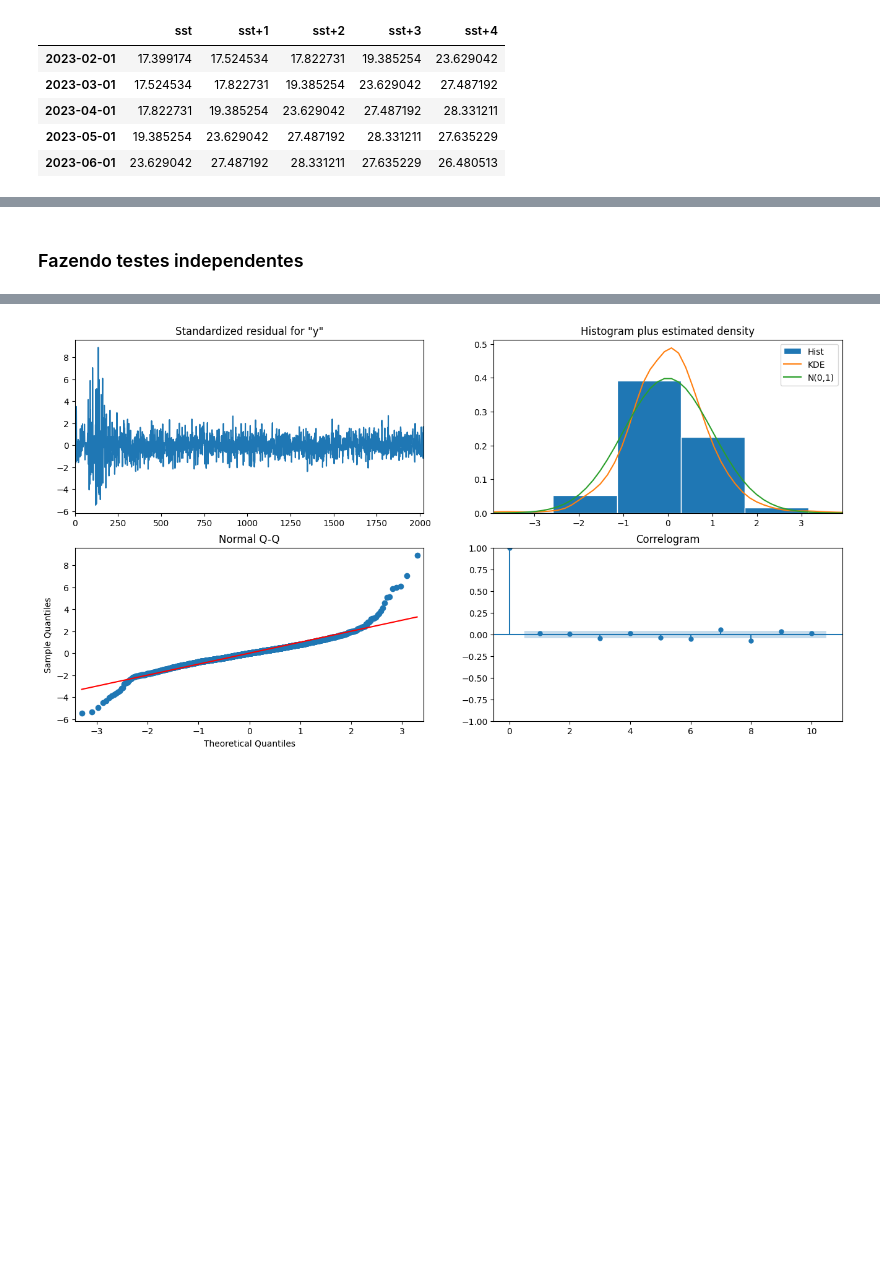
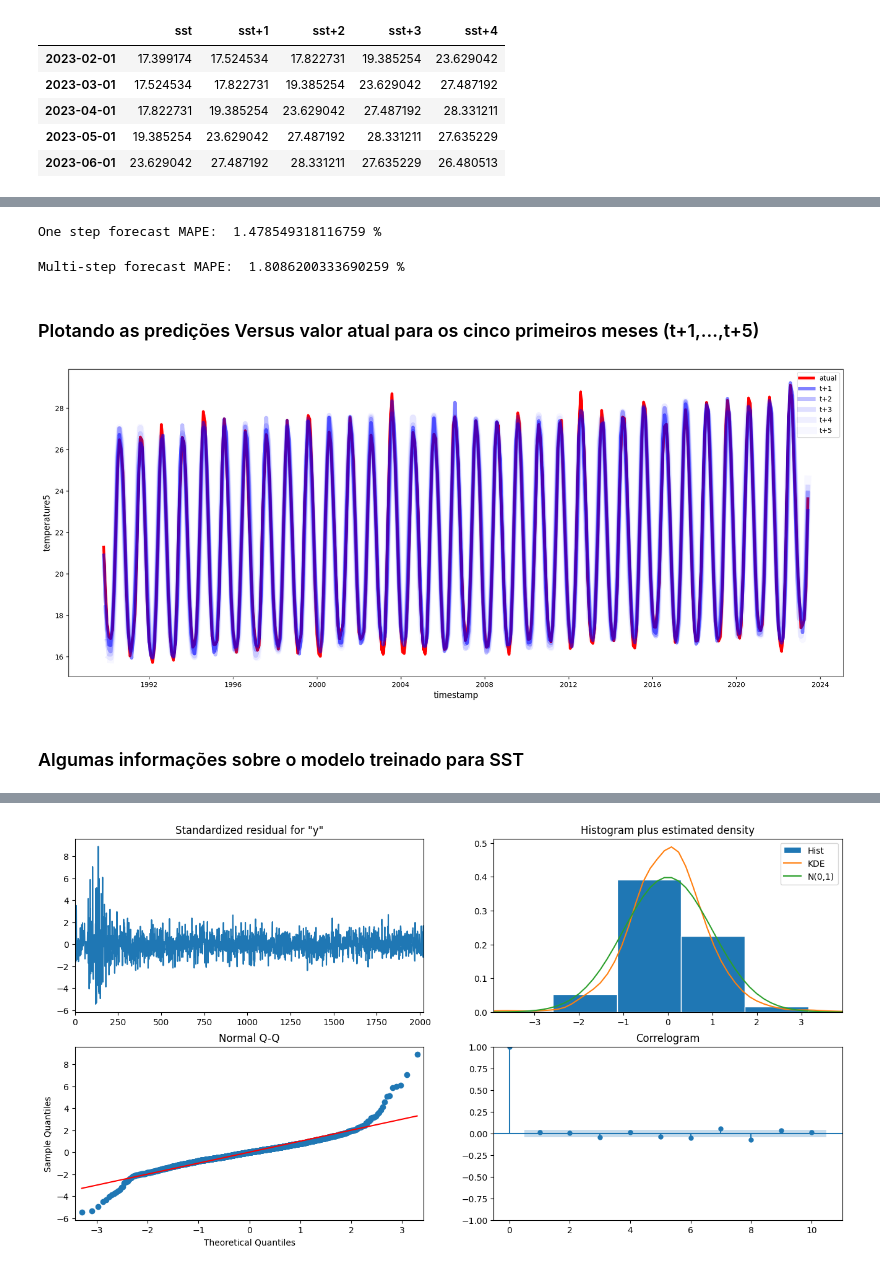
Before and after one commit to matheusvictal/sst-time-series-ml, a Jupyter notebook: sst-ARIMA.ipynb, the cells around one changed output, grey strips where cells are left out. Drawn from its saved outputs; the diff is of its cells as text; code cells hidden in the pictures; blank space fills up the shorter version.

Commit message:
ARIMA para SST pronto. falta otimizar os parâmetros

```diff
--- a/sst-ARIMA.ipynb
+++ b/sst-ARIMA.ipynb
@@ -350,7 +352,6 @@ print(list(test_ts.iloc(0)[0]))
 # %%
-# eval_df = pd.DataFrame(predictions, columns=['sst+'+str(t) for t in range(1, HORIZON+1)])
-# eval_df['timestamp'] = test.index[0:len(test.index)-HORIZON+1]
-# eval_df = pd.melt(eval_df, id_vars='timestamp', value_name='prediction', var_name='h')
-# eval_df['actual'] = np.array(np.transpose(test_ts)).ravel()
-# eval_df[['prediction', 'actual']] = scaler.inverse_transform(eval_df[['prediction', 'actual']])
-# eval_df.head()
+eval_df = pd.DataFrame(predictions, columns=['sst+'+str(t) for t in range(1, HORIZONTE+1)])
+eval_df['timestamp'] = test.index[0:len(test.index)-HORIZONTE+1]
+eval_df = pd.melt(eval_df, id_vars='timestamp', value_name='prediction', var_name='h')
+eval_df['atual'] = np.array(np.transpose(test_ts)).ravel()
+eval_df.head(1250)
@@ -356,0 +378,4 @@ print(list(test_ts.iloc(0)[0]))
+# %%
+if(HORIZONTE > 1):
+    eval_df['APE'] = (eval_df['prediction'] - eval_df['atual']).abs() / eval_df['atual']
+    print(eval_df.groupby('h')['APE'].mean())
@@ -357,2 +390,33 @@ print(list(test_ts.iloc(0)[0]))
+# %%
+print('One step forecast MAPE: ', (mape(eval_df[eval_df['h'] == 'sst+1']['prediction'], eval_df[eval_df['h'] == 'sst+1']['atual']))*100, '%')
+# %% [output]
+One step forecast MAPE:  1.478549318116759 %
+# %%
+print('Multi-step forecast MAPE: ', mape(eval_df['prediction'], eval_df['atual'])*100, '%')
+# %% [output]
+Multi-step forecast MAPE:  1.8086200333690259 %
+# %% [markdown]
+### Plotando as predições Versus valor atual para os cinco primeiros meses (t+1,...,t+5)
+# %%
+## Plotting multi step forecast
+plot_df = eval_df[(eval_df.h=='sst+1')][['timestamp', 'atual']]
+for t in range(1, HORIZONTE+1):
+    plot_df['t+'+str(t)] = eval_df[(eval_df.h=='sst+'+str(t))]['prediction'].values
+
+plot_df.head()
+fig = plt.figure(figsize=(20, 8))
+plt.plot(plot_df['timestamp'], plot_df['atual'], color='red', linewidth=4.0, label='atual')
+
+for t in range(1, HORIZONTE+1):
+    x = plot_df['timestamp'][(t-1):]
+    y = plot_df['t+'+str(t)][0:len(x)]
+    plt.plot(x, y, color='blue', linewidth=4*math.pow(1.2,t), alpha=math.pow(0.5,t), label='t+'+str(t))
+
+plt.legend()
+plt.xlabel('timestamp', fontsize=12)
+plt.ylabel('temperature'+str(t), fontsize=12)
+plt.show()
+# %% [output]
+[figure, added]
 # %% [markdown]
-### Fazendo testes independentes
+### Algumas informações sobre o modelo treinado para SST
```
Also changed, not shown: parts of 17 cells of this notebook, 4 other files.
